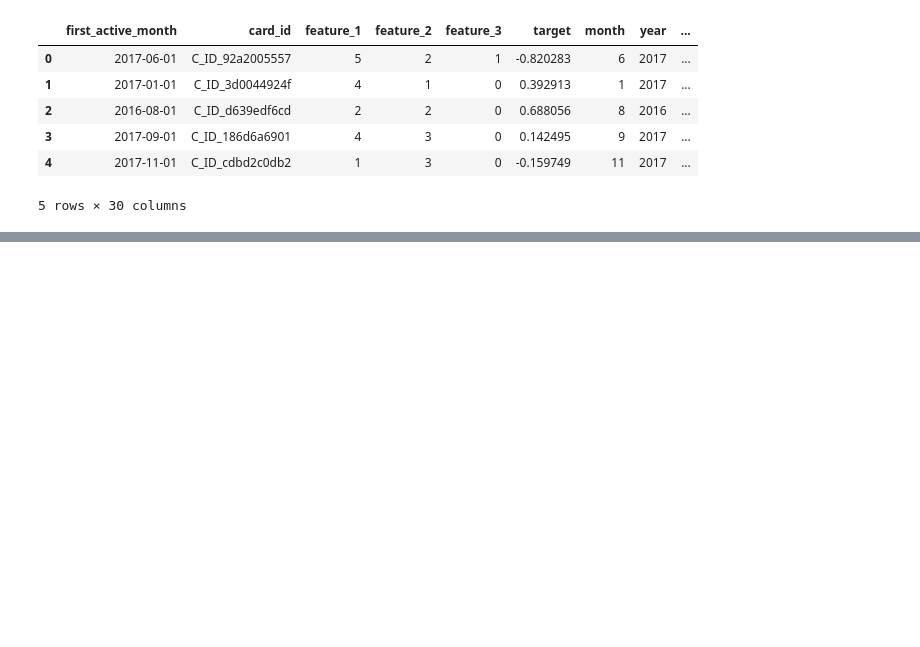
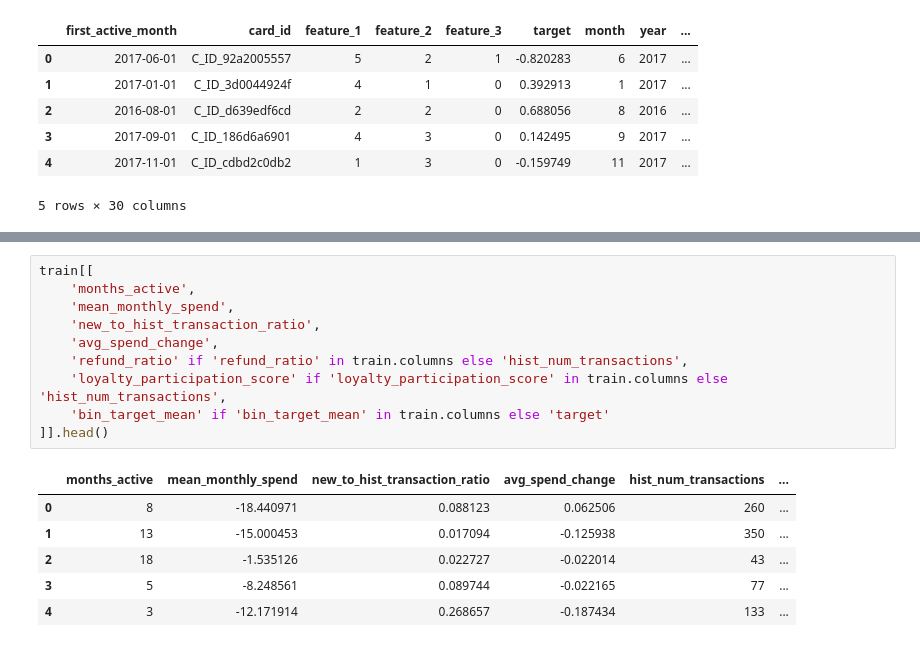
Before and after one commit to pettoss/AAI-510-project, a Jupyter notebook: data_processing.ipynb, the cells around one changed output, grey strips where cells are left out. Cells and saved outputs as stored; diff of their text form; blank space fills up the shorter version.

```diff
--- a/data_processing.ipynb
+++ b/data_processing.ipynb
@@ -342,0 +370,17 @@ train.head()
+# %%
+train[[
+    'months_active',
+    'mean_monthly_spend',
+    'new_to_hist_transaction_ratio',
+    'avg_spend_change',
+    'refund_ratio' if 'refund_ratio' in train.columns else 'hist_num_transactions',
+    'loyalty_participation_score' if 'loyalty_participation_score' in train.columns else 'hist_num_transactions',
+    'bin_target_mean' if 'bin_target_mean' in train.columns else 'target'
+]].head()
+# %% [output]
+|  | months_active | mean_monthly_spend | new_to_hist_transaction_ratio | avg_spend_change | hist_num_transactions | ... |
+| 0 | 8 | -18.440971 | 0.088123 | 0.062506 | 260 | ... |
+| 1 | 13 | -15.000453 | 0.017094 | -0.125938 | 350 | ... |
+| 2 | 18 | -1.535126 | 0.022727 | -0.022014 | 43 | ... |
+| 3 | 5 | -8.248561 | 0.089744 | -0.022165 | 77 | ... |
+| 4 | 3 | -12.171914 | 0.268657 | -0.187434 | 133 | ... |
```
Also changed, not shown: parts of 3 cells of this notebook.
